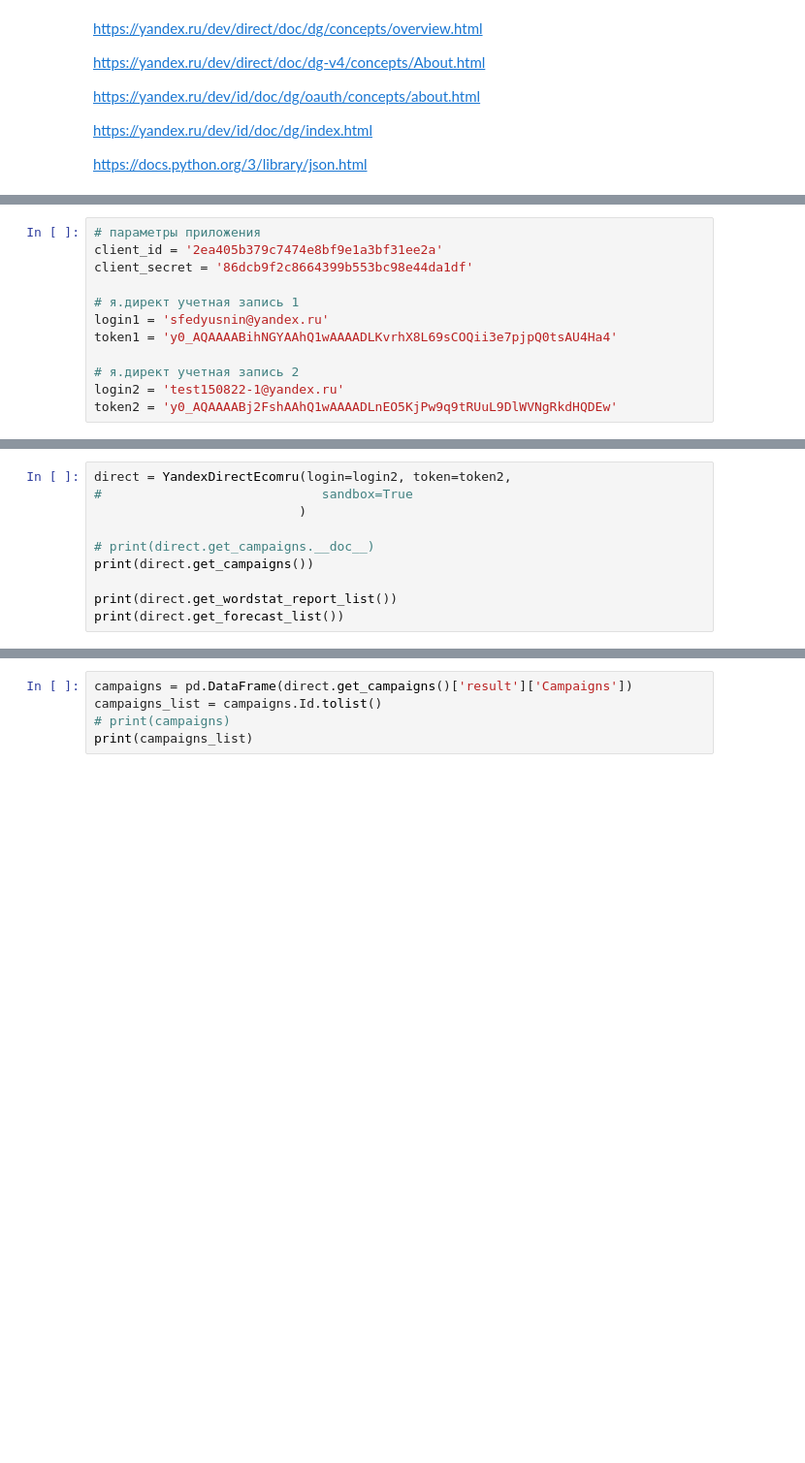
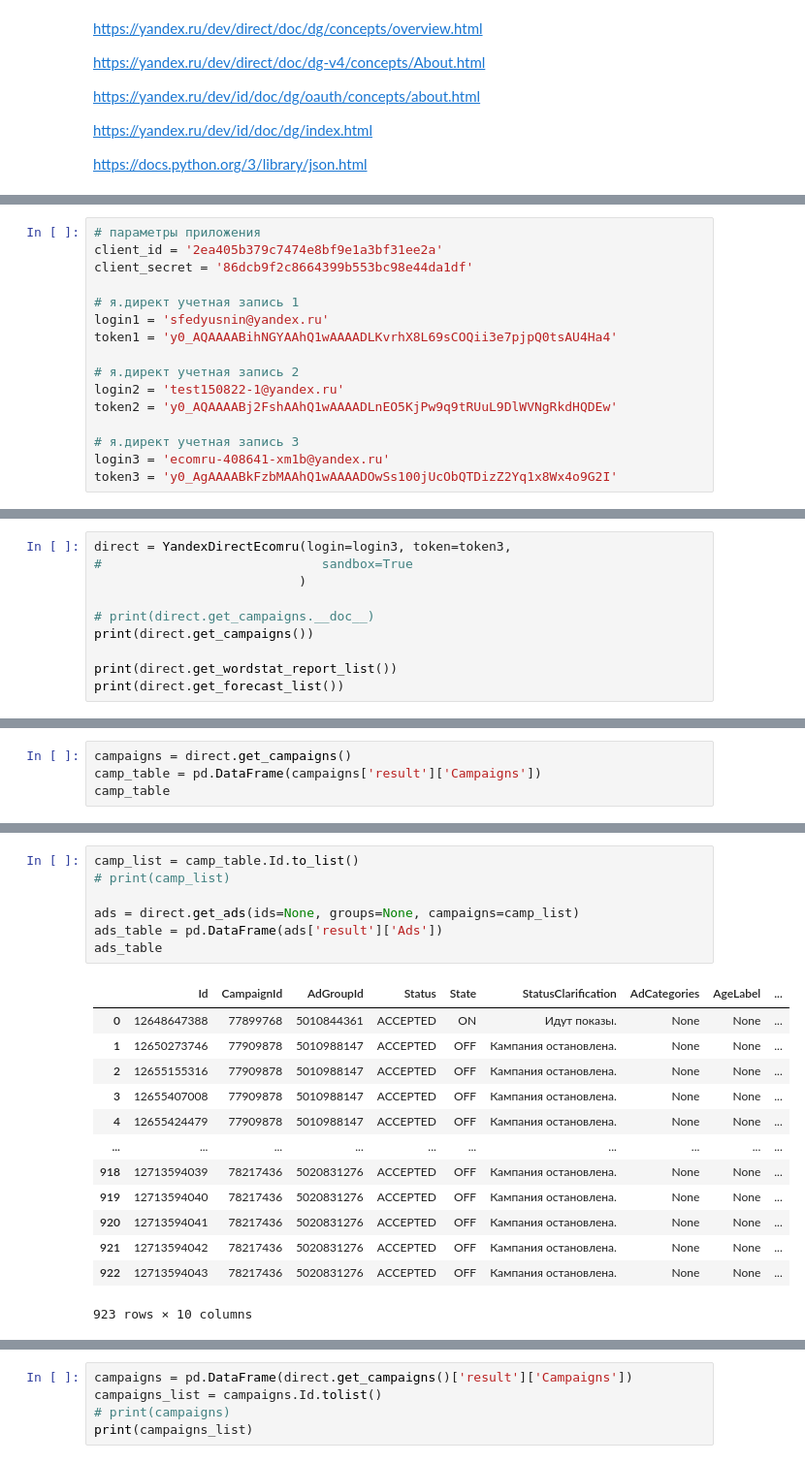
Before and after one commit to FED32/yandex_direct_parser, a Jupyter notebook: yandex_direct_class.ipynb, the cells around one changed output, grey strips where cells are left out. Shown: that part at 97% size. Drawn from its saved outputs; the diff is of its cells as text; blank space fills up the shorter version.

```diff
--- a/yandex_direct_class.ipynb
+++ b/yandex_direct_class.ipynb
@@ -28,3 +29,7 @@ token1 = 'y0_AQAAAABihNGYAAhQ1wAAAADLKvrhX8L69sCOQii3e7pjpQ0tsAU4Ha4'
 # я.директ учетная запись 2
 login2 = 'test150822-1@yandex.ru'
 token2 = 'y0_AQAAAABj2FshAAhQ1wAAAADLnEO5KjPw9q9tRUuL9DlWVNgRkdHQDEw'
+
+# я.директ учетная запись 3
+login3 = 'ecomru-408641-xm1b@yandex.ru'
+token3 = 'y0_AgAAAABkFzbMAAhQ1wAAAADOwSs100jUcObQTDizZ2Yq1x8Wx4o9G2I'
@@ -872,5 +1442,5 @@ class YandexDirectEcomru:
 # %%
-direct = YandexDirectEcomru(login=login2, token=token2,
+direct = YandexDirectEcomru(login=login3, token=token3,
 #                             sandbox=True
                            )
 
@@ -885,0 +1711,4 @@ print(direct.get_forecast_list())
+# %%
+campaigns = direct.get_campaigns()
+camp_table = pd.DataFrame(campaigns['result']['Campaigns'])
+camp_table
@@ -885,0 +1727,21 @@ print(direct.get_forecast_list())
+# %%
+camp_list = camp_table.Id.to_list()
+# print(camp_list)
+
+ads = direct.get_ads(ids=None, groups=None, campaigns=camp_list)
+ads_table = pd.DataFrame(ads['result']['Ads'])
+ads_table
+# %% [output]
+|  | Id | CampaignId | AdGroupId | Status | State | StatusClarification | AdCategories | AgeLabel | ... |
+| 0 | 12648647388 | 77899768 | 5010844361 | ACCEPTED | ON | Идут показы. | None | None | ... |
+| 1 | 12650273746 | 77909878 | 5010988147 | ACCEPTED | OFF | Кампания остановлена. | None | None | ... |
+| 2 | 12655155316 | 77909878 | 5010988147 | ACCEPTED | OFF | Кампания остановлена. | None | None | ... |
+| 3 | 12655407008 | 77909878 | 5010988147 | ACCEPTED | OFF | Кампания остановлена. | None | None | ... |
+| 4 | 12655424479 | 77909878 | 5010988147 | ACCEPTED | OFF | Кампания остановлена. | None | None | ... |
+| ... | ... | ... | ... | ... | ... | ... | ... | ... | ... |
+| 918 | 12713594039 | 78217436 | 5020831276 | ACCEPTED | OFF | Кампания остановлена. | None | None | ... |
+| 919 | 12713594040 | 78217436 | 5020831276 | ACCEPTED | OFF | Кампания остановлена. | None | None | ... |
+| 920 | 12713594041 | 78217436 | 5020831276 | ACCEPTED | OFF | Кампания остановлена. | None | None | ... |
+| 921 | 12713594042 | 78217436 | 5020831276 | ACCEPTED | OFF | Кампания остановлена. | None | None | ... |
+| 922 | 12713594043 | 78217436 | 5020831276 | ACCEPTED | OFF | Кампания остановлена. | None | None | ... |
+923 rows × 10 columns
```
Also changed, not shown: parts of 26 cells of this notebook.
